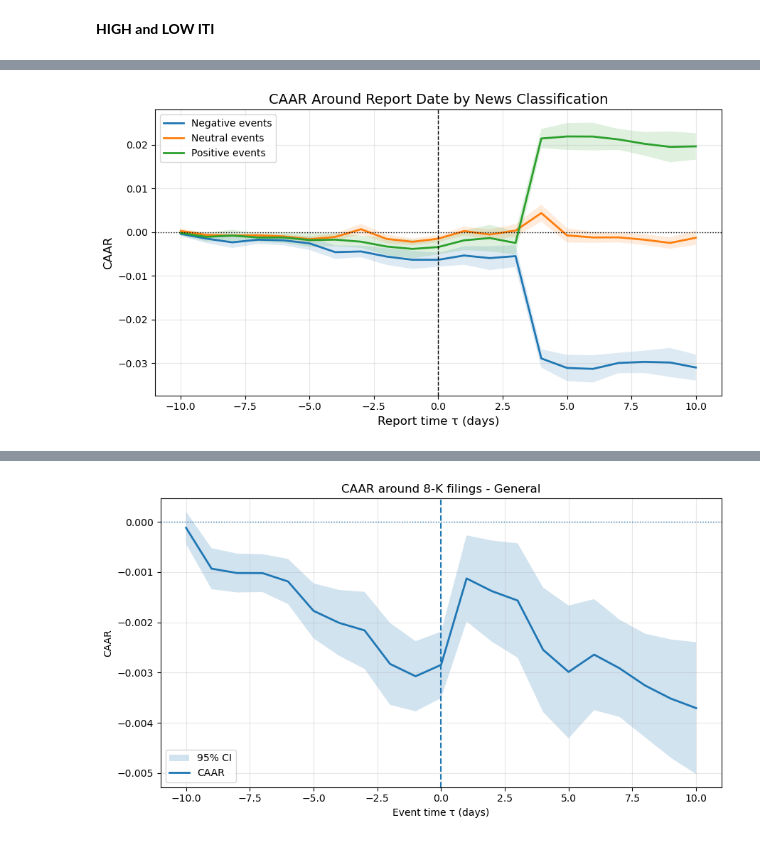
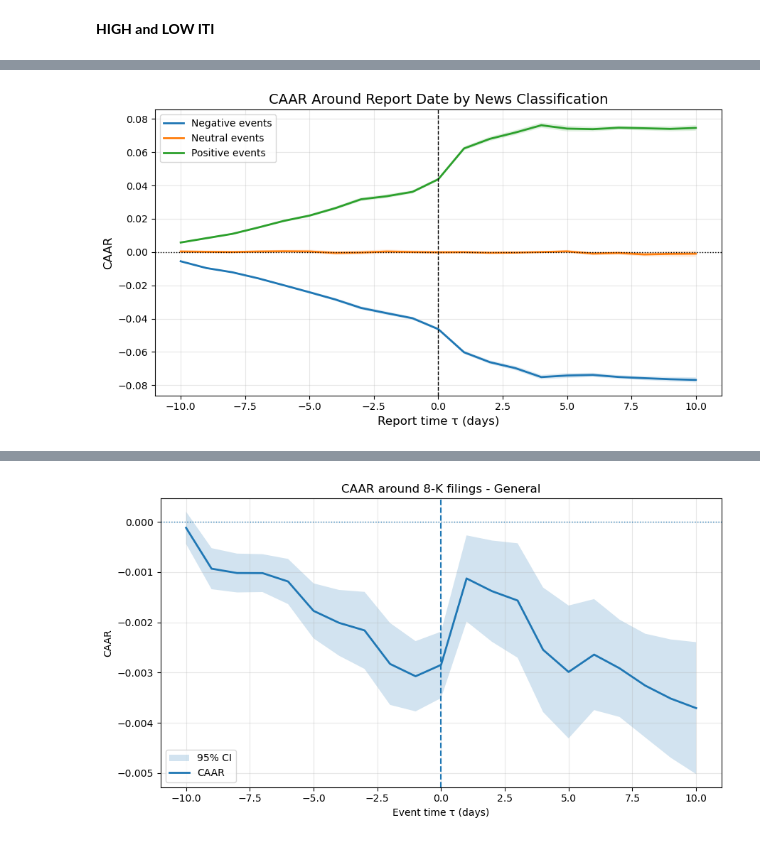
Before and after one commit to Wfiles/iti-8k-analysis, a Jupyter notebook: sec_8k_event_study.ipynb, the cells around one changed output, grey strips where cells are left out. Saved outputs shown, nothing was run; the diff lists cells and outputs as text; code cells hidden in the pictures.

```diff
--- a/sec_8k_event_study.ipynb
+++ b/sec_8k_event_study.ipynb
@@ -25,0 +32,16 @@ df_8k_iti_filter = df_8k_iti.filter(pl.col('days_between_report_and_filing') <=
+# %%
+df_events = df_8k_iti_filter.select(pl.col('date'), pl.col('permno')).unique()
+df_events = df_events.rename({'date': 'event_date'})
+
+general_results = event_study(
+    df_events=df_events.to_pandas(),
+    window_before=10,
+    window_after=10,
+    est_window=500,
+    gap=30,
+    min_obs=250,
+    market_model='fama-mom')
+
+
+caar_general = compute_caar_ci(general_results)
+plot_caar_ci(caar_general, title='CAAR around 8-K filings - General')
@@ -232,5 +231,6 @@ plot_caar_ci(caar_general, title='ITI around 8-K filings - General', subject ='I
 # %%
-window = general_results.query("tau == 4")
+# Filter based on day 4
+window = general_results.query("tau <= 4")
 
 car_event = (
     window.groupby(['permno','event_date'])['AR']
@@ -269,31 +269,31 @@ for label, df_sub in results_classified.groupby('news_sign'):
     )
 
     # CAAR line
     plt.plot(
         agg['tau'],
         agg['mean_CAR'],
         linewidth=2,
         label=f"{label} events"
     )
 
 # Vertical event line
 plt.axvline(0, linestyle='--', color='black', linewidth=1)
 
 # Horizontal zero line
 plt.axhline(0, linestyle=':', color='black', linewidth=1)
 
 # Labels and title
 plt.xlabel("Report time τ (days)", fontsize=12)
 plt.ylabel("CAAR", fontsize=12)
 plt.title("CAAR Around Report Date by News Classification", fontsize=14)
 
 # Grid
 plt.grid(True, alpha=0.3)
 
 # Legend
 plt.legend()
 
 plt.tight_layout()
 plt.show()
 # %% [output]
-[figure, old version]
+[figure, new version]
```
Also changed, not shown: parts of 40 cells of this notebook.
